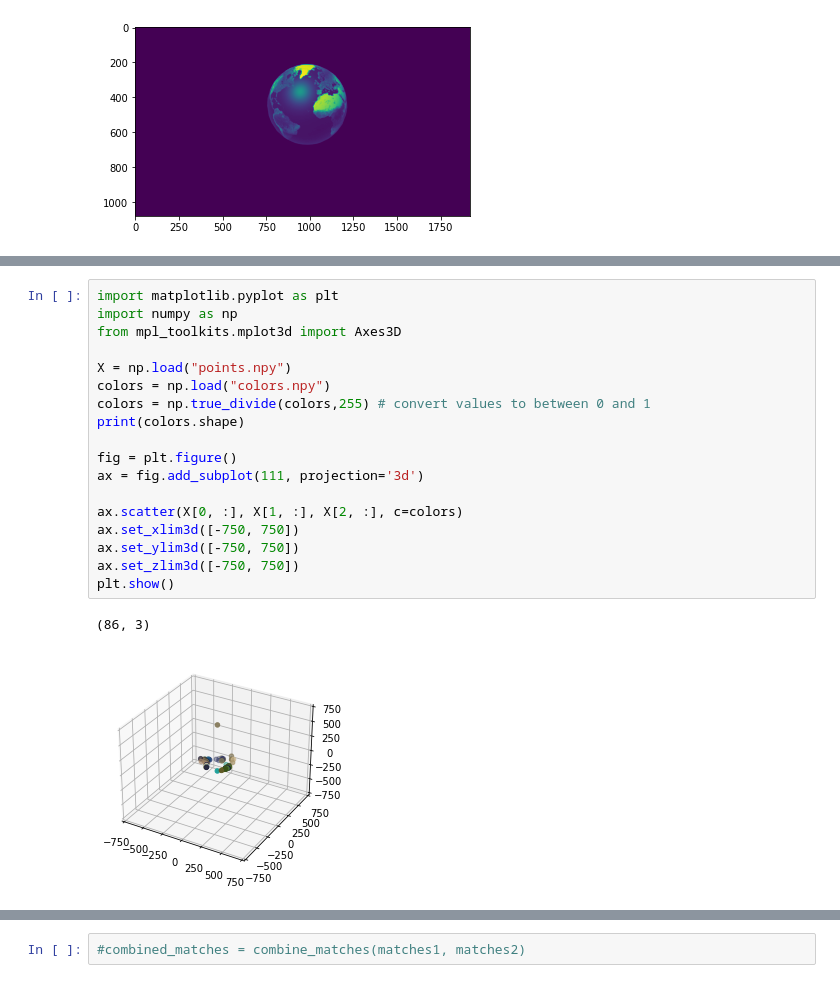
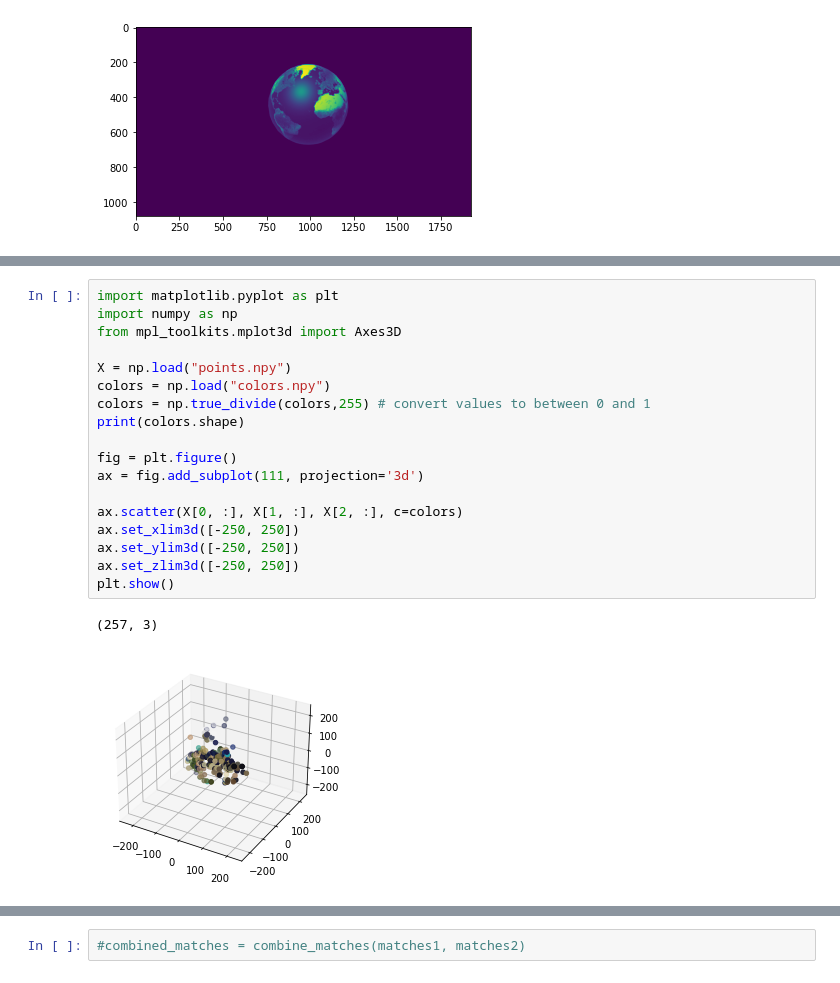
Before and after one commit to awadbs/cv-estimate-volume, a Jupyter notebook: volume-estimation.ipynb, the cells around one changed output, grey strips where cells are left out. Cells and saved outputs as stored; diff of their text form.

```diff
--- a/volume-estimation.ipynb
+++ b/volume-estimation.ipynb
@@ -376,24 +444,24 @@ np.save("colors.npy", colors)
 # %%
 import matplotlib.pyplot as plt
 import numpy as np
 from mpl_toolkits.mplot3d import Axes3D
 
 X = np.load("points.npy")
 colors = np.load("colors.npy")
 colors = np.true_divide(colors,255) # convert values to between 0 and 1
 print(colors.shape)
 
 fig = plt.figure()
 ax = fig.add_subplot(111, projection='3d')
 
 ax.scatter(X[0, :], X[1, :], X[2, :], c=colors)
-ax.set_xlim3d([-750, 750])
-ax.set_ylim3d([-750, 750])
-ax.set_zlim3d([-750, 750])
+ax.set_xlim3d([-250, 250])
+ax.set_ylim3d([-250, 250])
+ax.set_zlim3d([-250, 250])
 plt.show()
 # %% [output]
-(86, 3)
+(257, 3)
-[figure, old version]
+[figure, new version]
 # %%
 visualize_matches(test1[:, :, 0], test2[:, :, 0], matches1)
 # %% [output]
```
Also changed, not shown: parts of 6 cells of this notebook, 29 other files.
